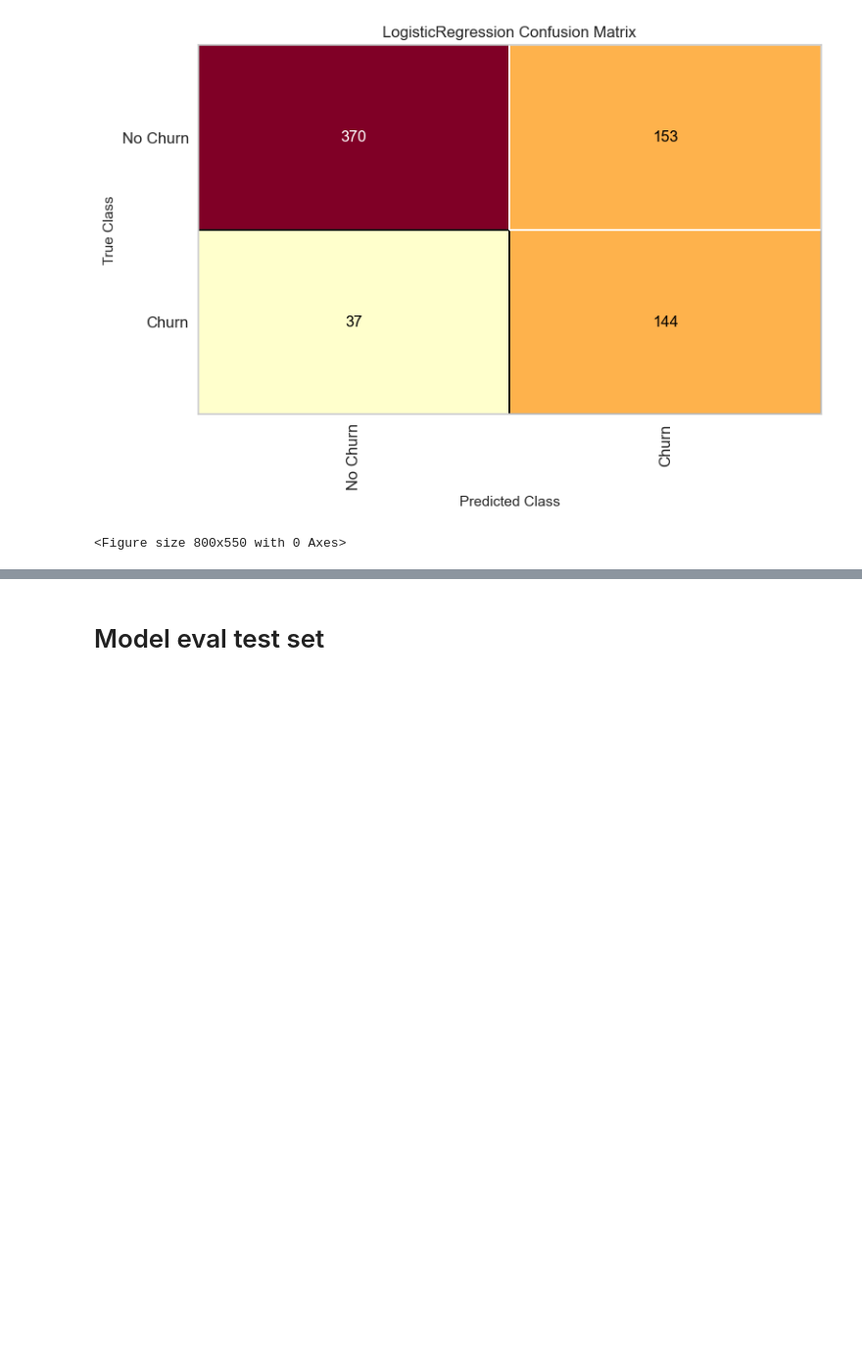
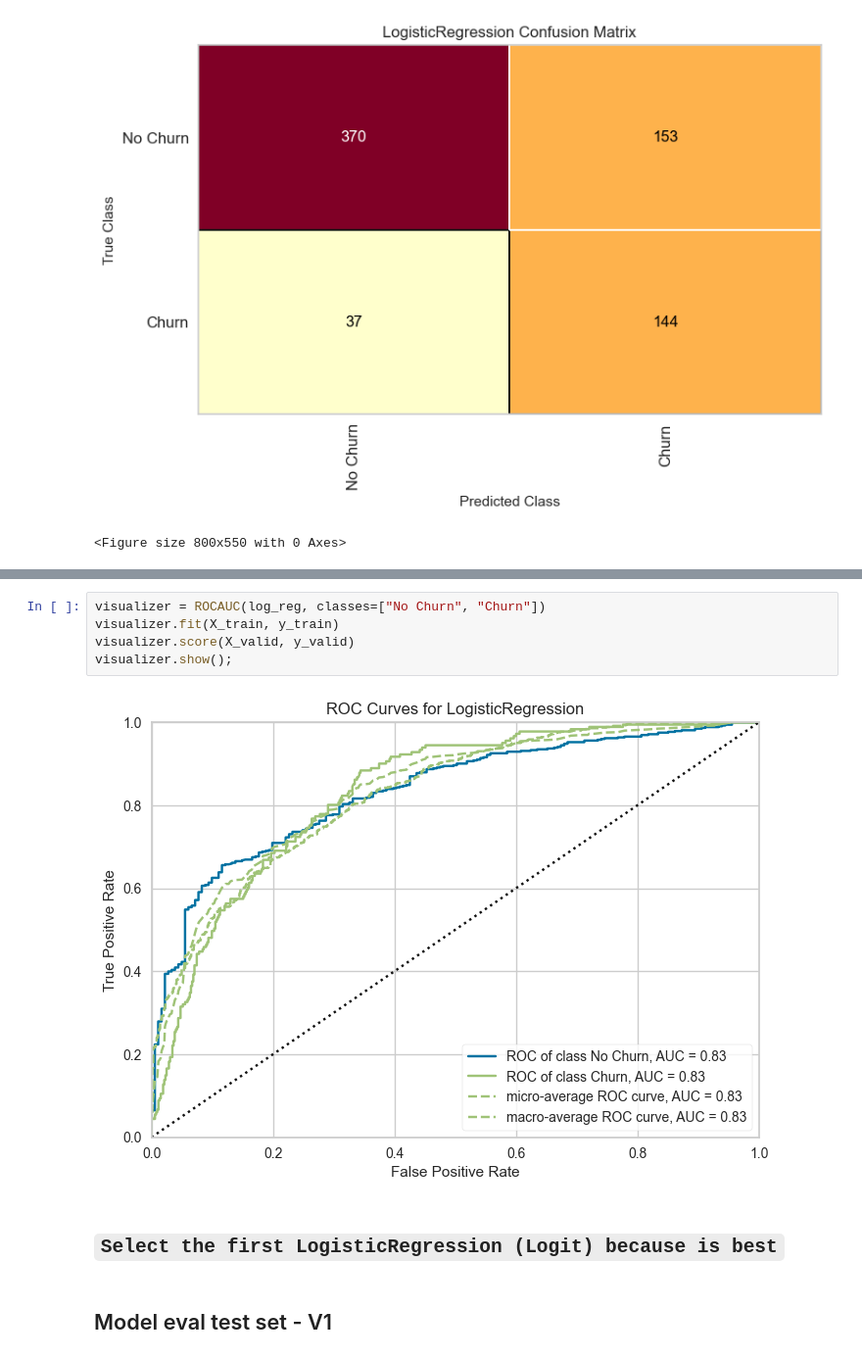
Before and after one commit to Eric-Oliveira-ds/Telco-Customer-Churn, a Jupyter notebook: notebook/modeling.ipynb, the cells around one changed output, grey strips where cells are left out. Shown at 98% size. Drawn from its saved outputs; the diff is of its cells as text; blank space fills up the shorter version.

Commit message:
end modeling v1 - init business performance

```diff
--- a/notebook/modeling.ipynb
+++ b/notebook/modeling.ipynb
@@ -329,2 +402,11 @@ visualizer.show()
+# %%
+visualizer = ROCAUC(log_reg, classes=["No Churn", "Churn"])
+visualizer.fit(X_train, y_train)
+visualizer.score(X_valid, y_valid)
+visualizer.show();
+# %% [output]
+[figure, added]
+# %% [markdown]
+## ``Select the first LogisticRegression (Logit) because is best``
 # %% [markdown]
-# Model eval test set
+## Model eval test set - V1
```
Also changed, not shown: parts of 52 cells of this notebook.
